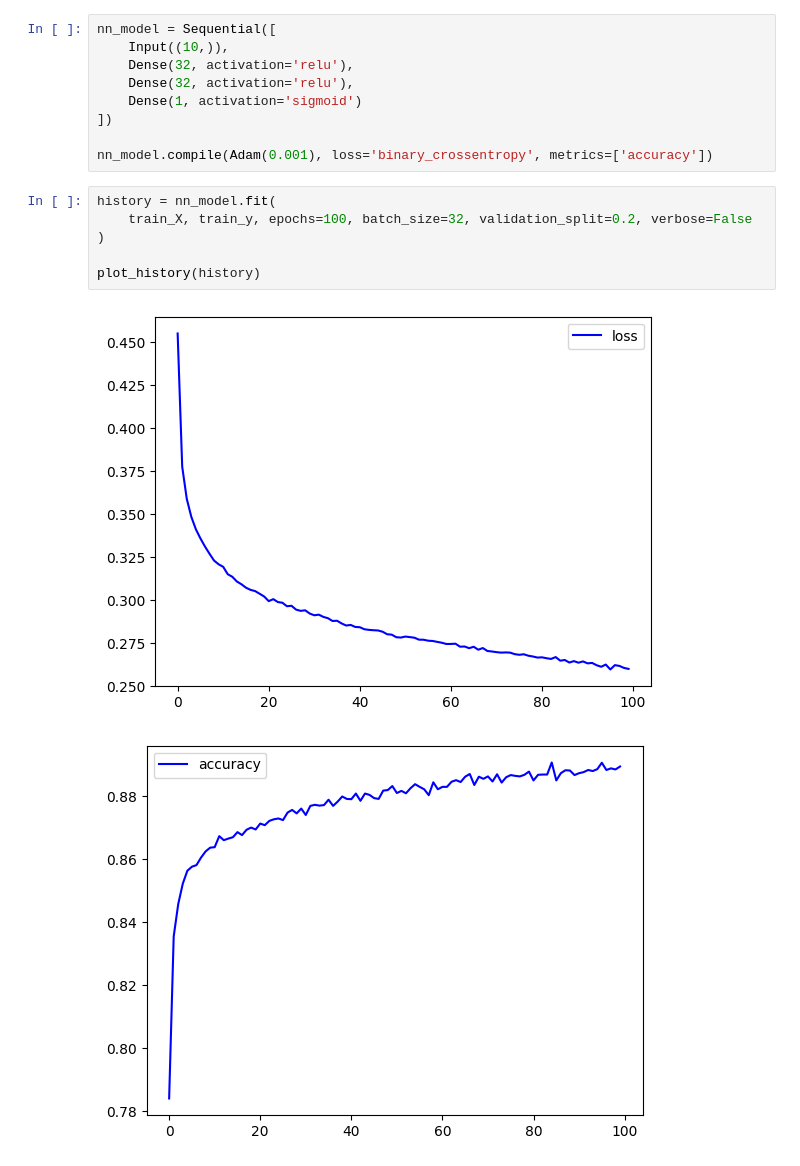
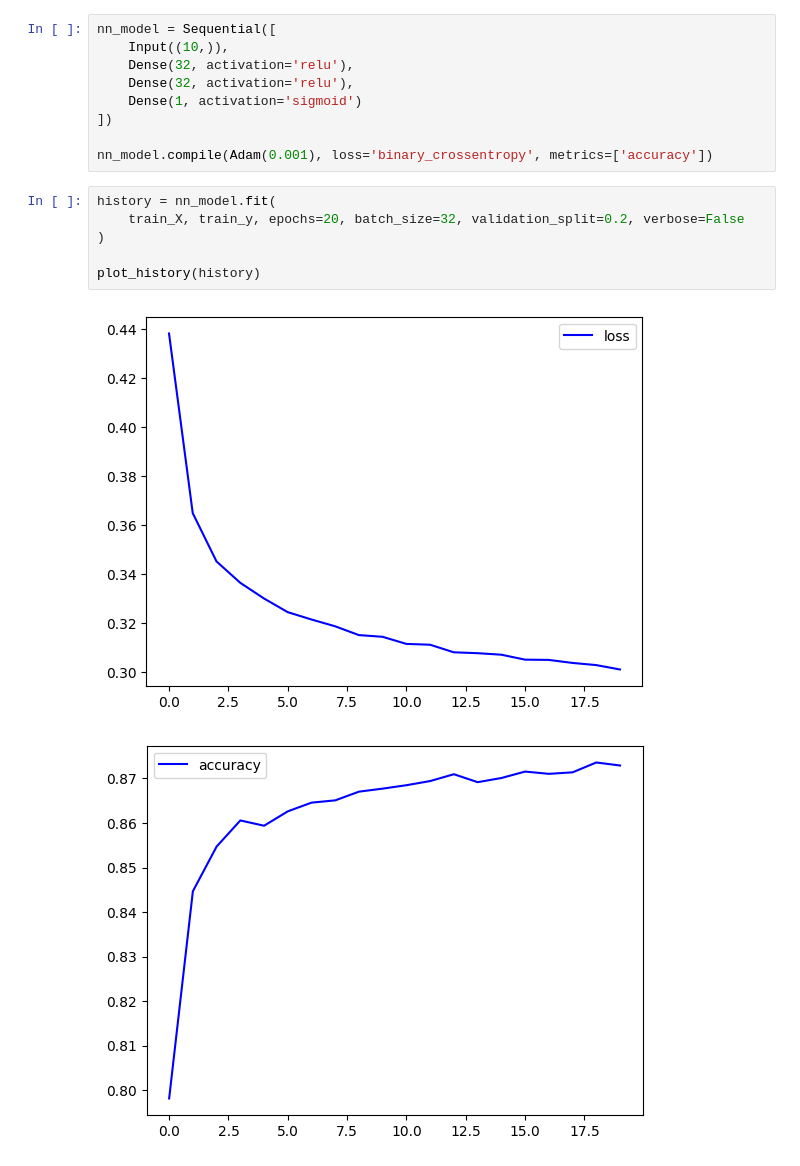
Before and after one commit to k26rahul/ml-april-25, a Jupyter notebook: fcc-MAGIC/MAGIC.ipynb, the cells around one changed output. Cells and saved outputs as stored; diff of their text form.

```diff
--- a/fcc-MAGIC/MAGIC.ipynb
+++ b/fcc-MAGIC/MAGIC.ipynb
@@ -235,10 +235,10 @@ nn_model = Sequential([
 nn_model.compile(Adam(0.001), loss='binary_crossentropy', metrics=['accuracy'])
 # %%
 history = nn_model.fit(
-    train_X, train_y, epochs=100, batch_size=32, validation_split=0.2, verbose=False
+    train_X, train_y, epochs=20, batch_size=32, validation_split=0.2, verbose=False
 )
 
 plot_history(history)
 # %% [output]
-[figure, old version]
+[figure, new version]
-[figure, old version]
+[figure, new version]
```
Also changed, not shown: parts of 10 cells of this notebook, 1 other file.
